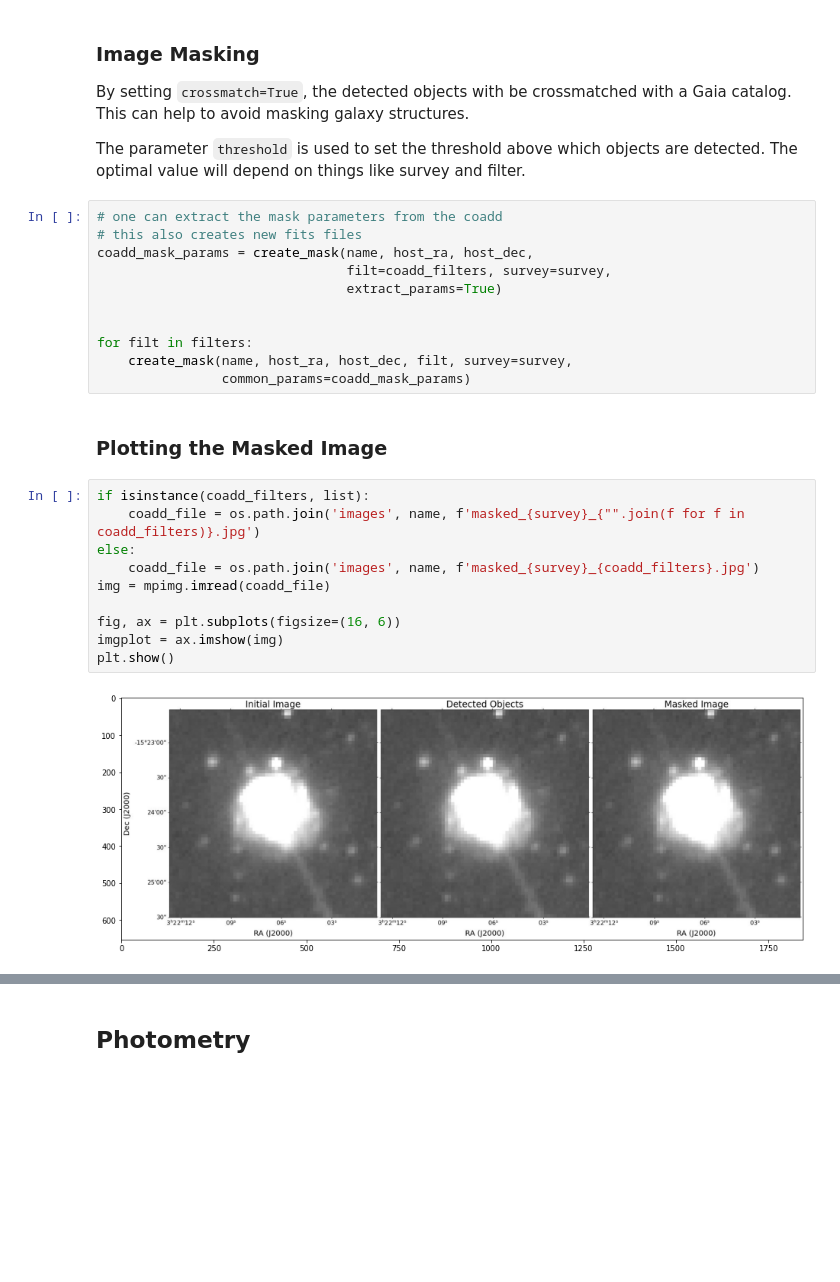
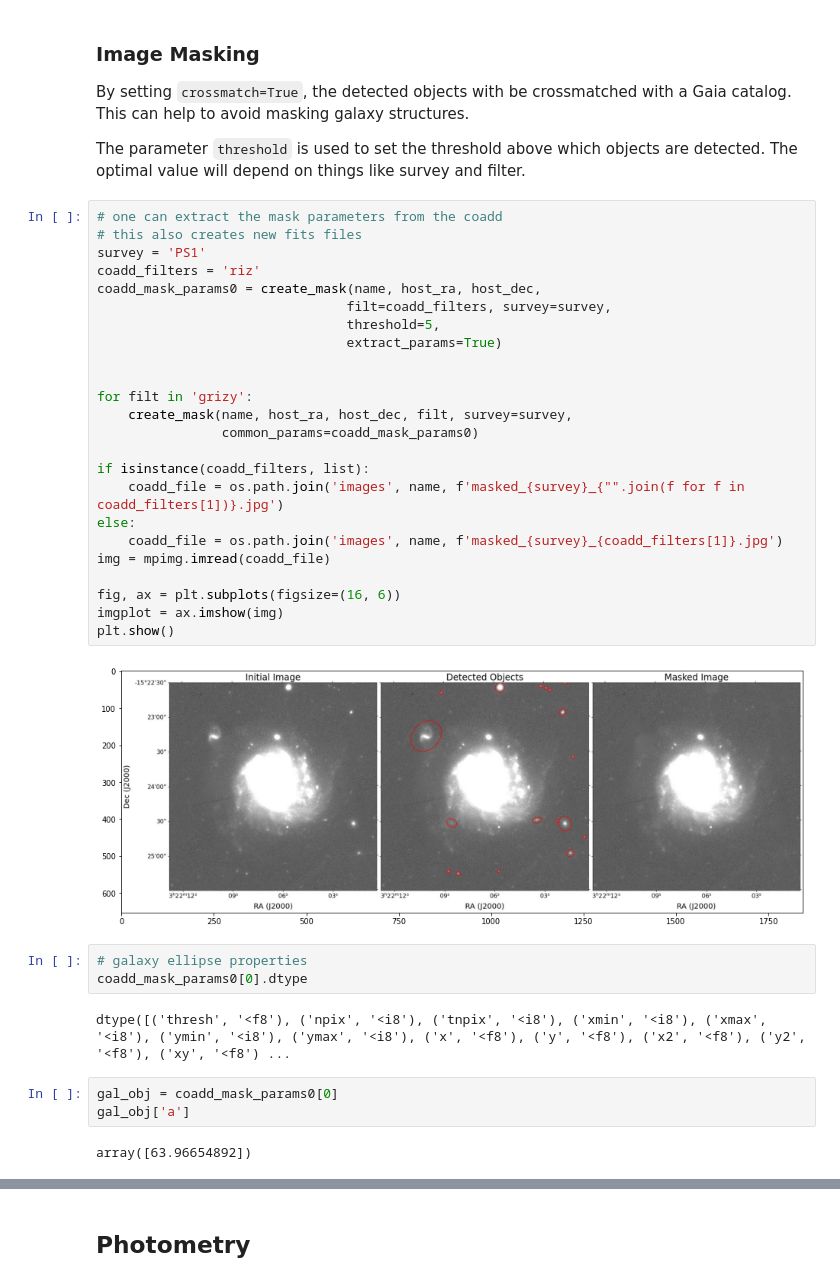
Before and after one commit to HOSTFLOWS/hostphot_example, a Jupyter notebook: tutorial.ipynb, the cells around one changed output, grey strips where cells are left out. Cells and saved outputs as stored; diff of their text form; blank space fills up the shorter version.

```diff
--- a/tutorial.ipynb
+++ b/tutorial.ipynb
@@ -100,28 +104,39 @@ coadd_images(name, filters=coadd_filters, survey=survey)
 By setting `crossmatch=True`, the detected objects with be crossmatched with a Gaia catalog. This can help to avoid masking galaxy structures.
 
 The parameter `threshold` is used to set the threshold above which objects are detected. The optimal value will depend on things like survey and filter.
-# %%
-# one can extract the mask parameters from the coadd
-# this also creates new fits files
-coadd_mask_params = create_mask(name, host_ra, host_dec,
-                                filt=coadd_filters, survey=survey,
-                                extract_params=True)
-
-
-for filt in filters:
-    create_mask(name, host_ra, host_dec, filt, survey=survey,
-                common_params=coadd_mask_params)
-# %% [markdown]
-### Plotting the Masked Image
-# %%
-if isinstance(coadd_filters, list):
-    coadd_file = os.path.join('images', name, f'masked_{survey}_{"".join(f for f in coadd_filters)}.jpg')
-else:
-    coadd_file = os.path.join('images', name, f'masked_{survey}_{coadd_filters}.jpg')
-img = mpimg.imread(coadd_file)
-
-fig, ax = plt.subplots(figsize=(16, 6))
-imgplot = ax.imshow(img)
-plt.show()
-# %% [output]
-[figure, removed]
+# %%
+# one can extract the mask parameters from the coadd
+# this also creates new fits files
+survey = 'PS1'
+coadd_filters = 'riz'
+coadd_mask_params0 = create_mask(name, host_ra, host_dec,
+                                filt=coadd_filters, survey=survey,
+                                threshold=5,
+                                extract_params=True)
+
+
+for filt in 'grizy':
+    create_mask(name, host_ra, host_dec, filt, survey=survey,
+                common_params=coadd_mask_params0)
+
+if isinstance(coadd_filters, list):
+    coadd_file = os.path.join('images', name, f'masked_{survey}_{"".join(f for f in coadd_filters[1])}.jpg')
+else:
+    coadd_file = os.path.join('images', name, f'masked_{survey}_{coadd_filters[1]}.jpg')
+img = mpimg.imread(coadd_file)
+
+fig, ax = plt.subplots(figsize=(16, 6))
+imgplot = ax.imshow(img)
+plt.show()
+# %% [output]
+[figure, added]
+# %%
+# galaxy ellipse properties
+coadd_mask_params0[0].dtype
+# %% [output]
+dtype([('thresh', '<f8'), ('npix', '<i8'), ('tnpix', '<i8'), ('xmin', '<i8'), ('xmax', '<i8'), ('ymin', '<i8'), ('ymax', '<i8'), ('x', '<f8'), ('y', '<f8'), ('x2', '<f8'), ('y2', '<f8'), ('xy', '<f8') ...
+# %%
+gal_obj = coadd_mask_params0[0]
+gal_obj['a']
+# %% [output]
+array([63.96654892])
```
Also changed, not shown: parts of 11 cells of this notebook.
